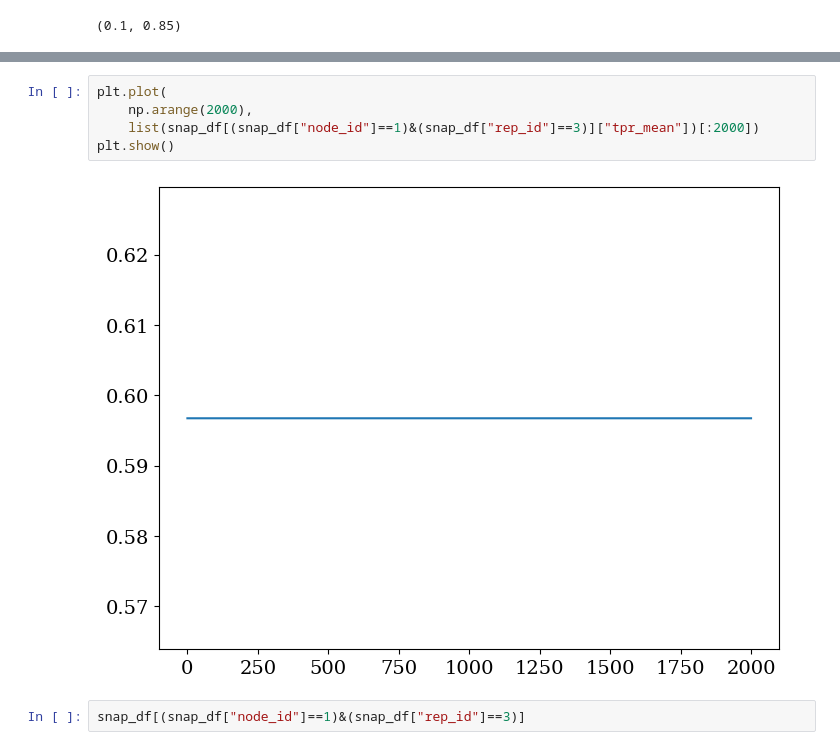
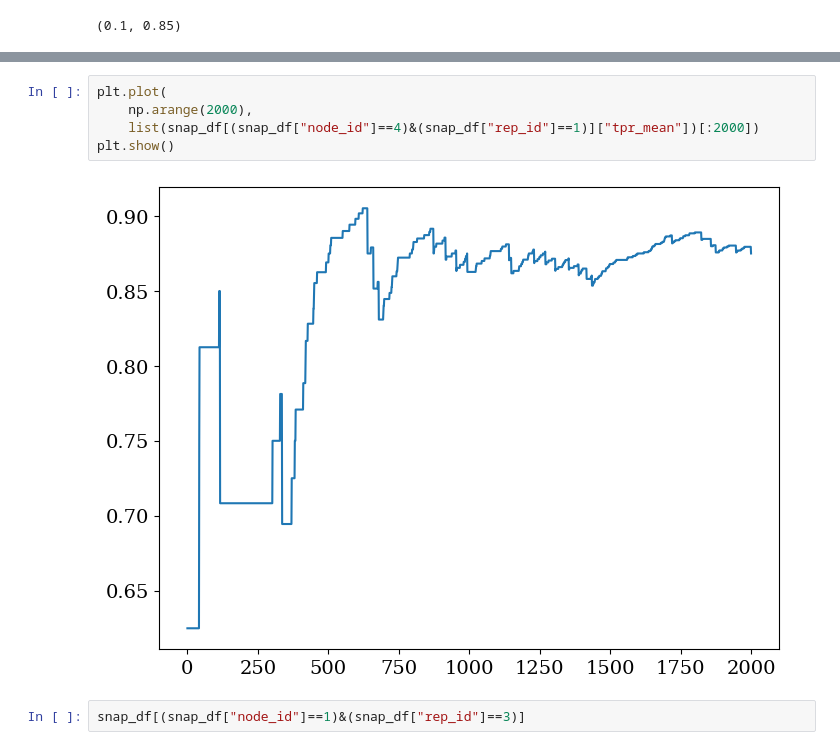
Before and after one commit to charlesaugdupont/deepfake-percolation, a Jupyter notebook: notebooks/burnin-results.ipynb, the cells around one changed output, grey strips where cells are left out. Cells and saved outputs as stored; diff of their text form.

```diff
--- a/notebooks/burnin-results.ipynb
+++ b/notebooks/burnin-results.ipynb
@@ -121,10 +183,10 @@ plt.show()
 # %%
 plt.plot(
     np.arange(2000),
-    list(snap_df[(snap_df["node_id"]==1)&(snap_df["rep_id"]==3)]["tpr_mean"])[:2000])
+    list(snap_df[(snap_df["node_id"]==4)&(snap_df["rep_id"]==1)]["tpr_mean"])[:2000])
 plt.show()
 # %% [output]
-[figure, old version]
+[figure, new version]
 # %%
 snap_df[(snap_df["node_id"]==1)&(snap_df["rep_id"]==3)]
 # %% [output]
```
Also changed, not shown: parts of 5 cells of this notebook, 3 other files.
